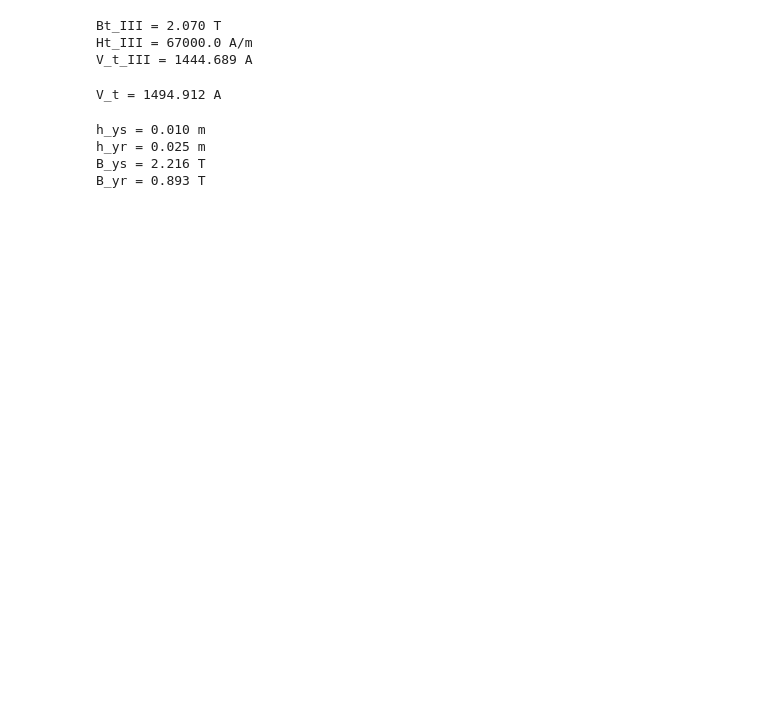
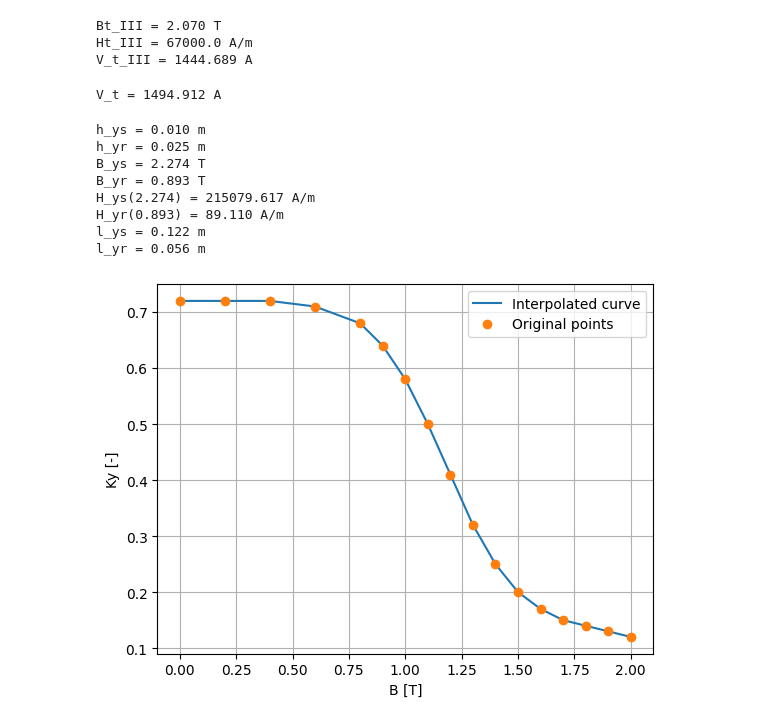
Before and after one commit to rkleva/SMPM-Design, a Jupyter notebook: design_example.ipynb, the cells around one changed output. Saved outputs shown, nothing was run; the diff lists cells and outputs as text; code cells hidden in the pictures; blank space fills up the shorter version.

```diff
--- a/design_example.ipynb
+++ b/design_example.ipynb
@@ -511,7 +511,7 @@ Dr = 77e-3
 #-----------------------
 
 
-h_ys = (Do - (D + 2*22e-3)) * 0.5     #I should aim for the height to be 22 mm otherwise I would get too high of a field strength
+h_ys = (Do - (D + 2*hs)) * 0.5     #I should aim for the height to be 22 mm otherwise I would get too high of a field strength
 print(f"h_ys = {h_ys:.3f} m")
 h_yr = (Dr - Di) / 2
 print(f"h_yr = {h_yr:.3f} m")
@@ -519,8 +519,58 @@ B_ys = Phi_m_corr / (2*k_fe*h_ys*l)
 print(f"B_ys = {B_ys:.3f} T")
 B_yr = Phi_m_corr / (2*k_fe*h_yr*l)
 print(f"B_yr = {B_yr:.3f} T")
+
+H_ys = H_from_B(B_ys)
+print(f"H_ys({B_ys:.3f}) = {H_ys:.3f} A/m")
+H_yr = H_from_B(B_yr)
+print(f"H_yr({B_yr:.3f}) = {H_yr:.3f} A/m")
+l_ys = ((Do - h_ys)*math.pi) / (2*p) + 0.6*h_ys
+print(f"l_ys = {l_ys:.3f} m")
+l_yr = ((Di + h_yr)*math.pi) / (2*p) + 0.6*h_yr
+print(f"l_yr = {l_yr:.3f} m")
 # %% [output]
 h_ys = 0.010 m
 h_yr = 0.025 m
-B_ys = 2.216 T
+B_ys = 2.274 T
 B_yr = 0.893 T
+H_ys(2.274) = 215079.617 A/m
+H_yr(0.893) = 89.110 A/m
+l_ys = 0.122 m
+l_yr = 0.056 m
+# %%
+import numpy as np
+import matplotlib.pyplot as plt
+
+# Original sampled data
+B_raw = np.array([
+    0.0, 0.2, 0.4, 0.6, 0.8,
+    0.9, 1.0, 1.1, 1.2, 1.3,
+    1.4, 1.5, 1.6, 1.7, 1.8,
+    1.9, 2.0
+])
+
+Ky_raw = np.array([
+    0.72, 0.72, 0.72, 0.71, 0.68,
+    0.64, 0.58, 0.50, 0.41, 0.32,
+    0.25, 0.20, 0.17, 0.15, 0.14,
+    0.13, 0.12
+])
+
+# Dense sampling
+B_dense = np.linspace(0.0, 2.0, 201)   # step = 0.01 T
+
+# Linear interpolation (robust and embedded-friendly)
+Ky_dense = np.interp(B_dense, B_raw, Ky_raw)
+
+# Plot
+plt.figure()
+plt.plot(B_dense, Ky_dense, label="Interpolated curve")
+plt.plot(B_raw, Ky_raw, 'o', label="Original points")
+
+plt.xlabel("B [T]")
+plt.ylabel("Ky [-]")
+plt.grid(True)
+plt.legend()
+plt.show()
+# %% [output]
+[figure, added]
```
Also changed, not shown: parts of 2 cells of this notebook.
